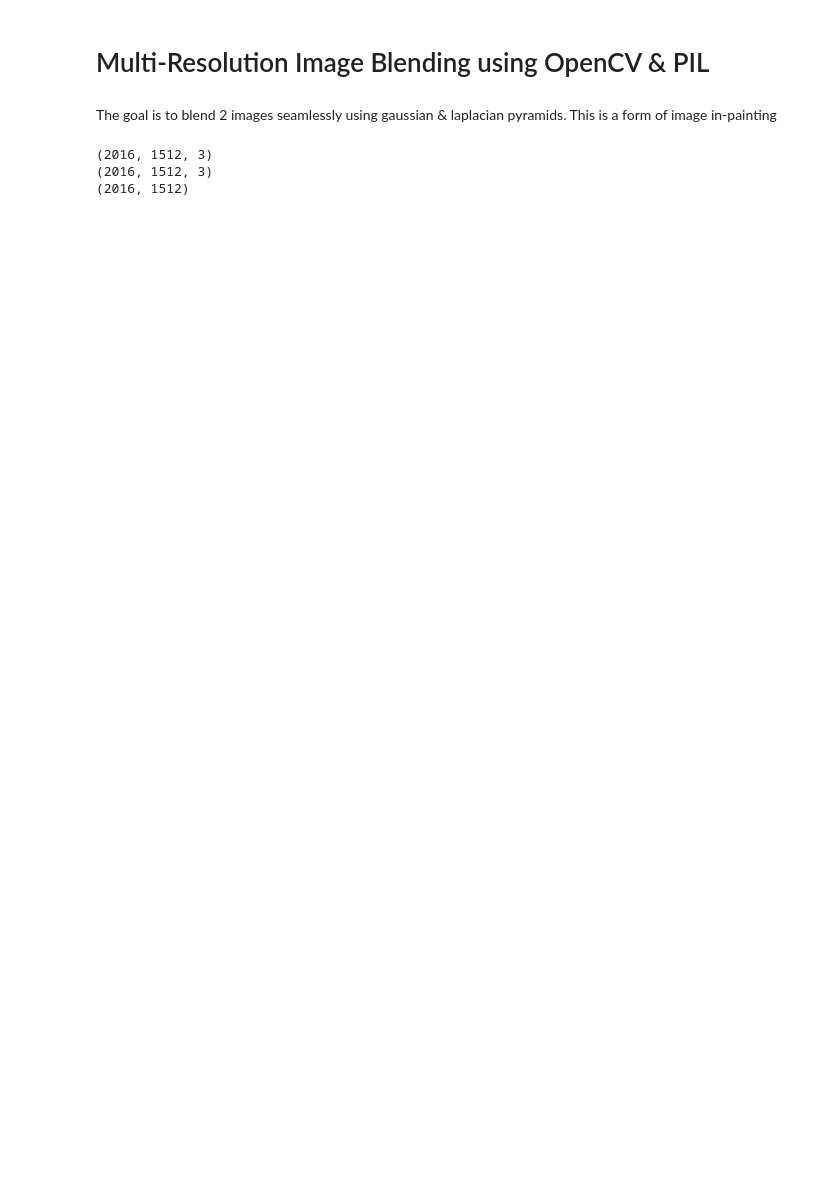
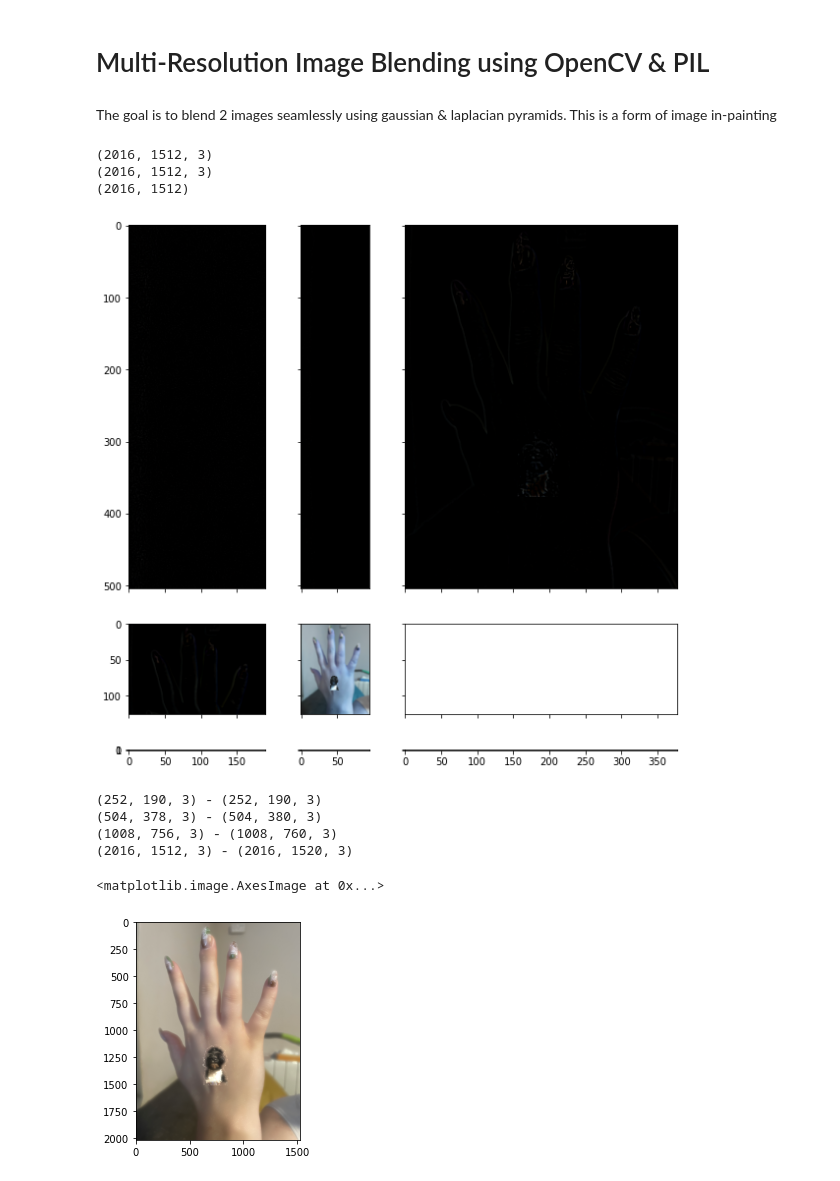
Before and after one commit to Lxrd-AJ/multiresolution-image-blending, a Jupyter notebook: multiresolution-blending-opencv.ipynb, the cells around one changed output. Cells and saved outputs as stored; diff of their text form; code cells hidden in the pictures; blank space fills up the shorter version.

Commit message:
multiresolution blending using opencv

```diff
--- a/multiresolution-blending-opencv.ipynb
+++ b/multiresolution-blending-opencv.ipynb
@@ -26,28 +26,61 @@ print(M.shape)
 (2016, 1512, 3)
 (2016, 1512)
 # %%
-from pyramid import cv_laplacian, cv_pyramid
-from helper import cv2pil, multiply_g_bgr
+from pyramid import cv_laplacian, cv_pyramid, cv_multiresolution_blend, cv_reconstruct_laplacian
+from helper import cv2pil, multiply_nn_mnn
+from mpl_toolkits.axes_grid1 import ImageGrid
+import matplotlib.pyplot as plt
 
 gpA = cv_pyramid(A.copy(), scale=5)
 gpB = cv_pyramid(B.copy(), scale=5)
 gpM = cv_pyramid(M.copy(), scale=5)
 
 
 lpA = cv_laplacian(gpA, scale=5)
 lpB = cv_laplacian(gpB, scale=5)
 lpM = cv_laplacian(gpM, scale=5)
 
 # cv2pil(lpA[0]).show()
 # cv2pil(lpB[0]).show()
 # cv2pil(gpM[0]).show()
 
-lpM0 = gpM[0] // 255
-result0 = multiply_g_bgr(lpM0, lpB[0]) + multiply_g_bgr((1 - lpM0) , lpA[0])
-result0 = result0.astype(np.uint8)
-cv2pil(result0).show()
+# lpM0 = gpM[0] // 255
+# result0 = multiply_nn_mnn(lpM0, lpB[0]) + multiply_nn_mnn((1 - lpM0) , lpA[0])
+# result0 = result0.astype(np.uint8)
+# cv2pil(result0).show()
 
-blended = cv.add(cv.pyrUp(gpA[1]), result0)
-cv2pil(blended).show()
+# TODO: Implement `reconstruct_laplacian` for cv2
+
+# blended = cv.add(cv.pyrUp(gpA[1]), result0)
+# cv2pil(blended).show()
 
 # [cv2pil(x).show() for x in lpA]
+
+blended_pyramid = cv_multiresolution_blend(gpM, lpA, lpB)
+fig = plt.figure(figsize=(10, 10))
+grid = ImageGrid(fig, 111,  # similar to subplot(111)
+                 nrows_ncols=(3, 3),  # creates 2x2 grid of axes
+                 axes_pad=0.5,  # pad between axes in inch.
+                 )
+
+
+for i in range(len(blended_pyramid)):
+    ax = grid[i]
+    ax.imshow(blended_pyramid[i])
+
+plt.show()
+
+
+blended_image = cv_reconstruct_laplacian(blended_pyramid)
+blended_image = cv2pil(blended_image)
+blended_image.save('cv_blended_image.png')
+# blended_image.show()
+plt.imshow(blended_image)
+# %% [output]
+[figure, added]
+(252, 190, 3) - (252, 190, 3)
+(504, 378, 3) - (504, 380, 3)
+(1008, 756, 3) - (1008, 760, 3)
+(2016, 1512, 3) - (2016, 1520, 3)
+<matplotlib.image.AxesImage at 0x...>
+[figure, added]
```
Also changed, not shown: 5 other files.
